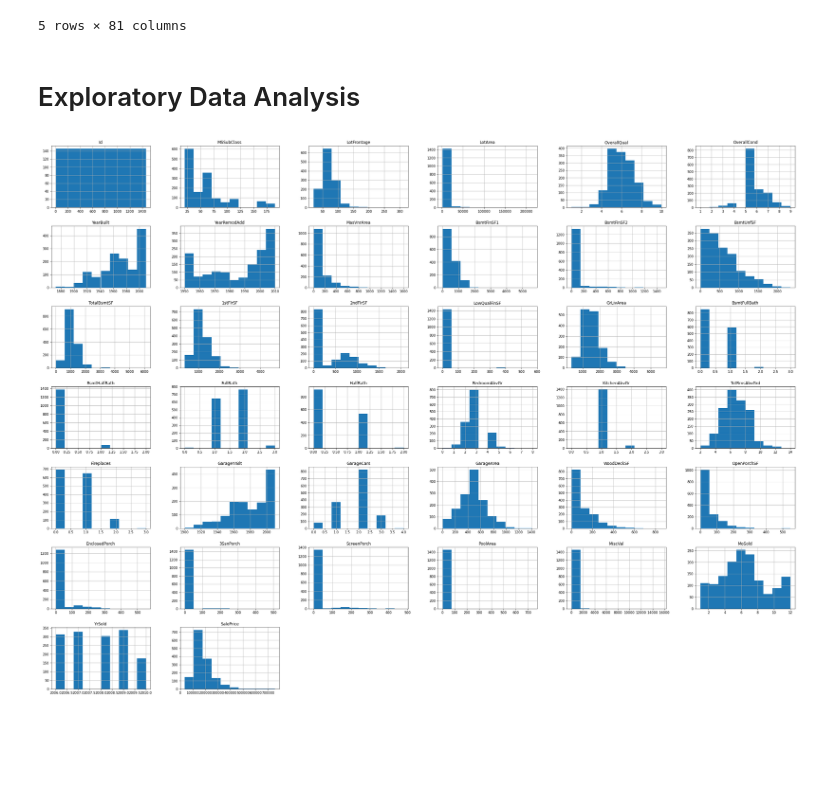
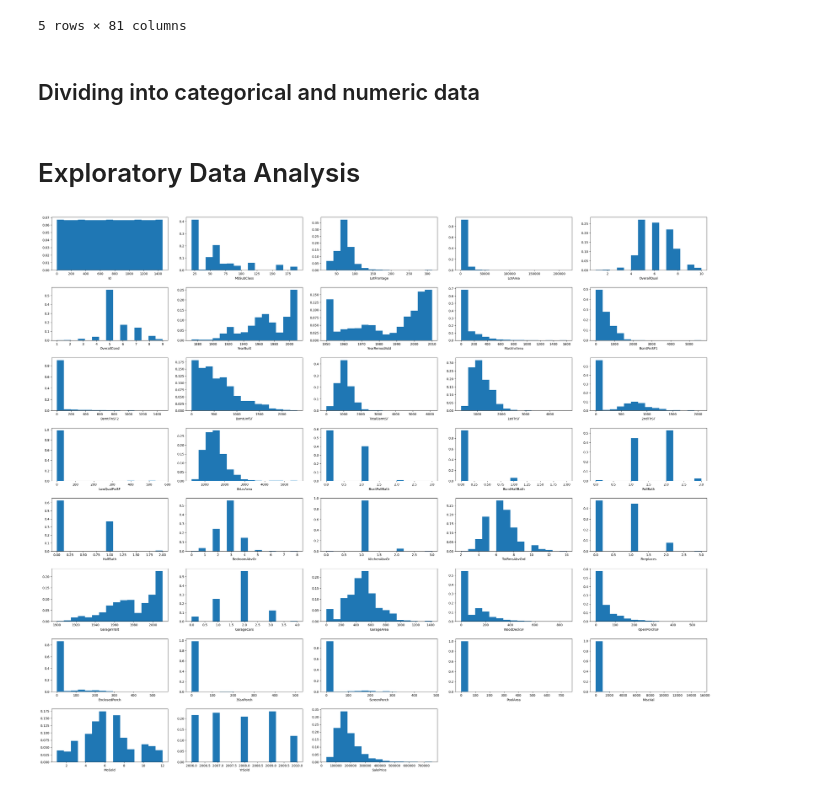
Before and after one commit to j7c7l7/Kaggle, a Jupyter notebook: House Prices - Advanced Regression Techniques/House_Prices.ipynb, the cells around one changed output. Saved outputs shown, nothing was run; the diff lists cells and outputs as text; code cells hidden in the pictures; blank space fills up the shorter version.

```diff
--- a/House Prices - Advanced Regression Techniques/House_Prices.ipynb
+++ b/House Prices - Advanced Regression Techniques/House_Prices.ipynb
@@ -59,11 +69,43 @@ train.head()
 | 3 | 4 | 70 | RL | 60.0 | 9550 | Pave | NaN | IR1 | Lvl | ... |
 | 4 | 5 | 60 | RL | 84.0 | 14260 | Pave | NaN | IR1 | Lvl | ... |
 5 rows × 81 columns
+# %% [markdown]
+## Dividing into categorical and numeric data
+# %%
+train_cat = train.select_dtypes(include="object")
+train_num = train.select_dtypes(exclude="object")
+
+test_cat = test.select_dtypes(include="object")
+test_num = test.select_dtypes(exclude="object")
 # %% [markdown]
 # Exploratory Data Analysis
-# %%
-train.hist(figsize=(40,30))
-plt.savefig("attribute_histogram_plots", format = 'pdf')
-plt.show()
-# %% [output]
-[figure, removed]
+# %%
+n_bins = 15
+limit = 0.85 #threshold to discard variables
+drop_num_variables = [] #list variables that will be dropped
+
+fig = plt.figure(figsize=(30,25), dpi = 100)
+titulo_fig = "numerical_attributes_histogram"
+
+size = int(len(train_num.iloc[0,:]))
+n_col = int(5)
+n_lines = int(np.ceil(size/n_col))
+
+
+
+for i in range(0,size):
+    ax = fig.add_subplot(n_lines, n_col, i+1)
+    data = train_num.iloc[:,i]
+    w = np.zeros_like(data) + 1. / data.size
+    values, bins1, patch = plt.hist(data,weights=w, bins = n_bins)
+    ax.set_xlabel(train_num.columns[i])
+
+    values[::-1].sort()
+    if (values[0] > limit):
+        drop_num_variables.append(train_num.columns[i])
+
+fig.tight_layout(pad=2)
+fig.savefig(titulo_fig, dpi=fig.dpi, format = "pdf")
+plt.show()
+# %% [output]
+[figure, added]
```
Also changed, not shown: parts of 78 cells of this notebook, 4 other files.
